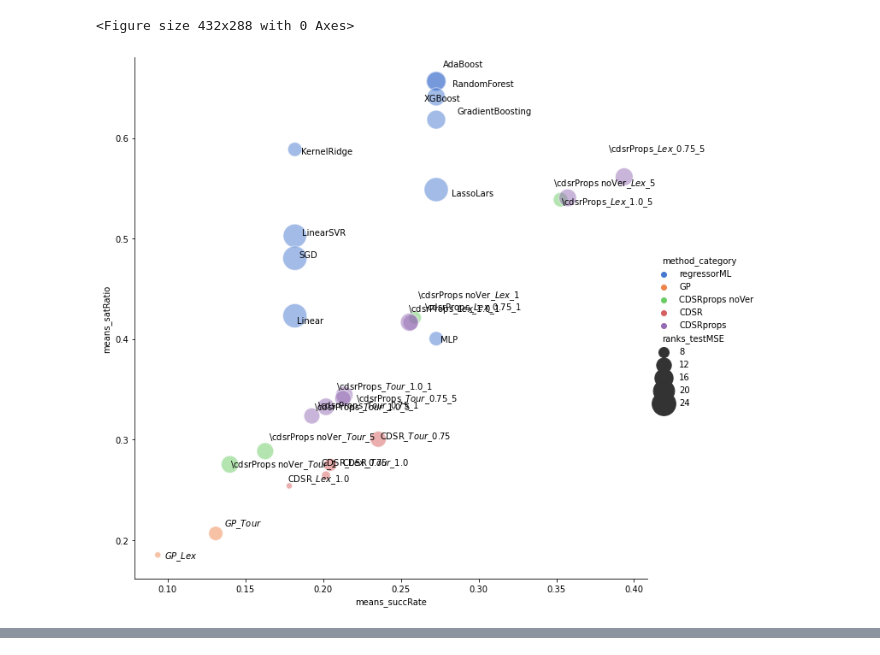
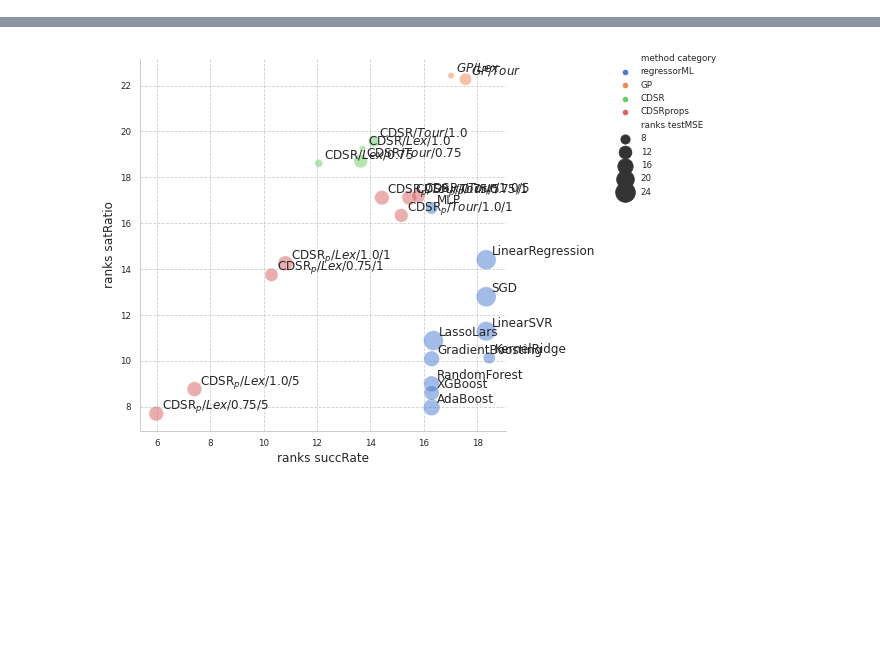
Before and after one commit to iwob/evoplotter, a Jupyter notebook: app/tevc22/tevc_methods_summary.ipynb, the cells around one changed output, grey strips where cells are left out. Drawn from its saved outputs; the diff is of its cells as text; code cells hidden in the pictures; blank space fills up the shorter version.

```diff
--- a/app/tevc22/tevc_methods_summary.ipynb
+++ b/app/tevc22/tevc_methods_summary.ipynb
@@ -25,16 +1,59 @@ plt.show()
-# %%
-plt.clf()
-
-xs = tevc_data["means_succRate"]
-ys = tevc_data["means_satRatio"]
-sns.relplot(x="means_succRate", y="means_satRatio", hue="method_category", size="ranks_testMSE",
-            sizes=(50, 800), alpha=.5, palette="muted",
-            height=9, data=tevc_data)
-for i, label in enumerate (methods):
-    plt.text(xs[i]*1.01*random.uniform(0.96, 1.04), ys[i]*1.01*random.uniform(0.96, 1.04), label)
-
-plt.savefig('tevc_methods_summary.pdf')
-plt.show()
-# %% [output]
-<Figure size 432x288 with 0 Axes>
-[figure, removed]
+# %%
+import re
+import random
+import pandas as pd
+import matplotlib.pyplot as plt
+import seaborn as sns
+%matplotlib inline
+
+# sns.set_theme("whitegrid")
+# sns.set_style('whitegrid', {'legend.frameon':True})
+sns.set_context("paper", rc={"font.size":12,"axes.titlesize":11,"axes.labelsize":12})
+sns.set_style("whitegrid", {'grid.linestyle': '--', 'legend.frameon':True, 'legend.facecolor':"white"})  #, font_scale=1.07
+# sns.set(font_scale=1.07)
+plt.rcParams['text.usetex'] = False
+# plt.rcParams["legend.facecolor"] = "white"
+
+def convertLabel(x):
+    x = x.replace(r"\cdsrProps noVer", r"GP$_{p}$")
+    x = x.replace(r"\cdsrProps", r"CDSR$_{p}$")
+    x = re.sub(r"_([a-zA-Z0-9$])", r"/\1", x)
+#     x = x.replace("_", "")
+    conversion_table = {"Linear":"LinearRegression"}
+    if x in conversion_table:
+        return conversion_table[x]
+    else:
+        return x
+
+def cleanDataFrame(df):
+    d = {"ranks_succRate": "ranks succRate",
+         "means_succRate": "means succRate",
+         "means_satRatio": "means satRatio",
+         "ranks_satRatio": "ranks satRatio",
+         "ranks_testMSE": "ranks testMSE",
+         "method_category": "method category"}
+    df = df.rename(d, axis=1)
+    df = df.loc[(df['method category'] != "CDSRprops noVer")]
+    df = df.reset_index(drop=True)
+    print(df.dtypes)
+    print(df)
+    return df
+
+# Load the example mpg dataset
+# mpg = sns.load_dataset("mpg")
+tevc_data = cleanDataFrame(pd.read_csv('methods_summary.csv', sep=";"))
+methods = tevc_data["method"]
+xs = tevc_data["ranks succRate"]
+ys = tevc_data["ranks satRatio"]
+
+g = sns.relplot(x="ranks succRate", y="ranks satRatio", hue="method category", size="ranks testMSE",
+            sizes=(40, 400), alpha=.5, palette="muted",
+            height=6, data=tevc_data)
+
+sns.move_legend(g, "upper left", bbox_to_anchor=(1, 1))
+
+for i, label in enumerate (methods):
+    print(i, convertLabel(label))
+    plt.text(xs[i]+0.2, ys[i]+0.2, convertLabel(label))
+plt.show()
+# %% [output]
@@ -40,0 +77 @@ plt.show()
+[figure, added]
```
Also changed, not shown: parts of 4 cells of this notebook, 2 other files.
